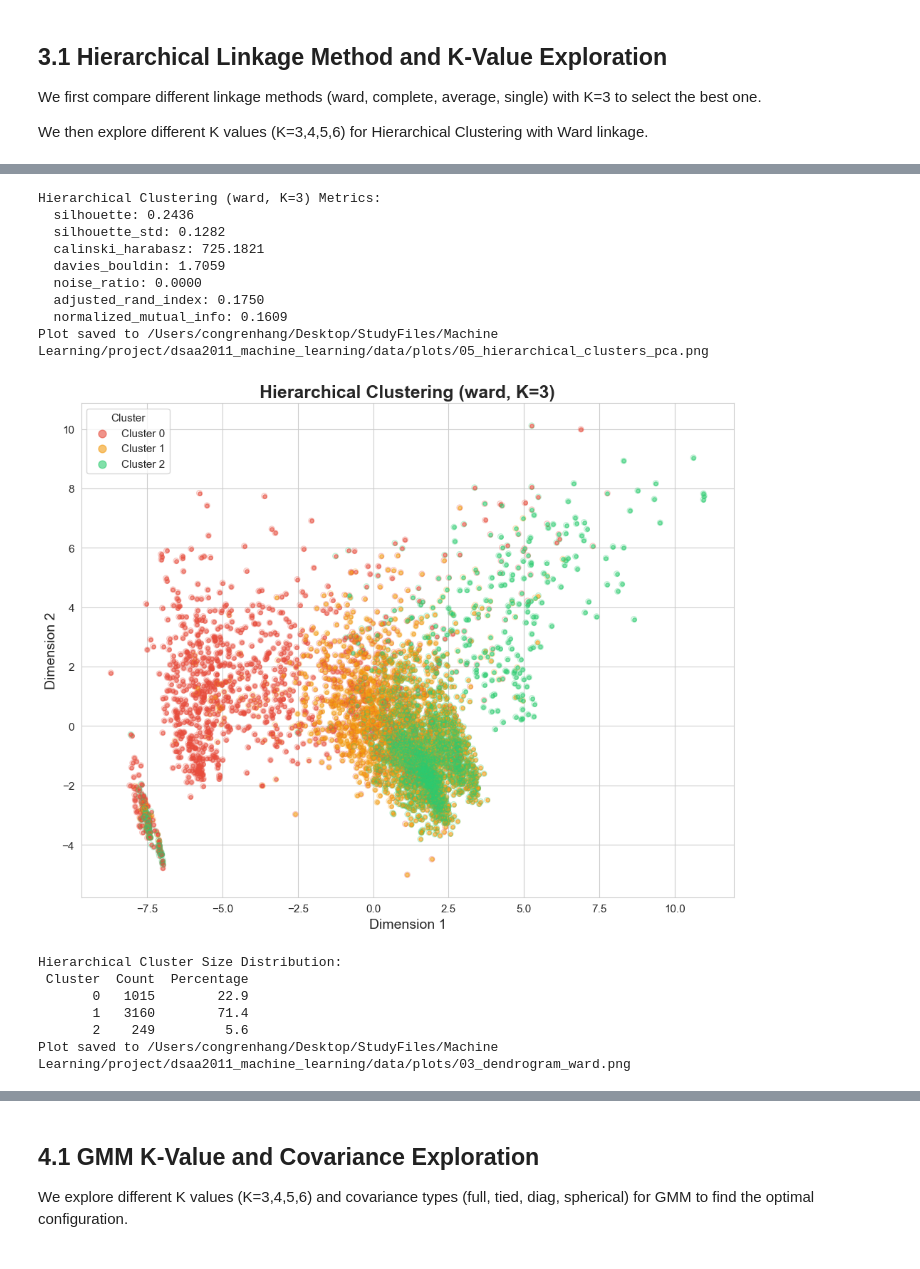
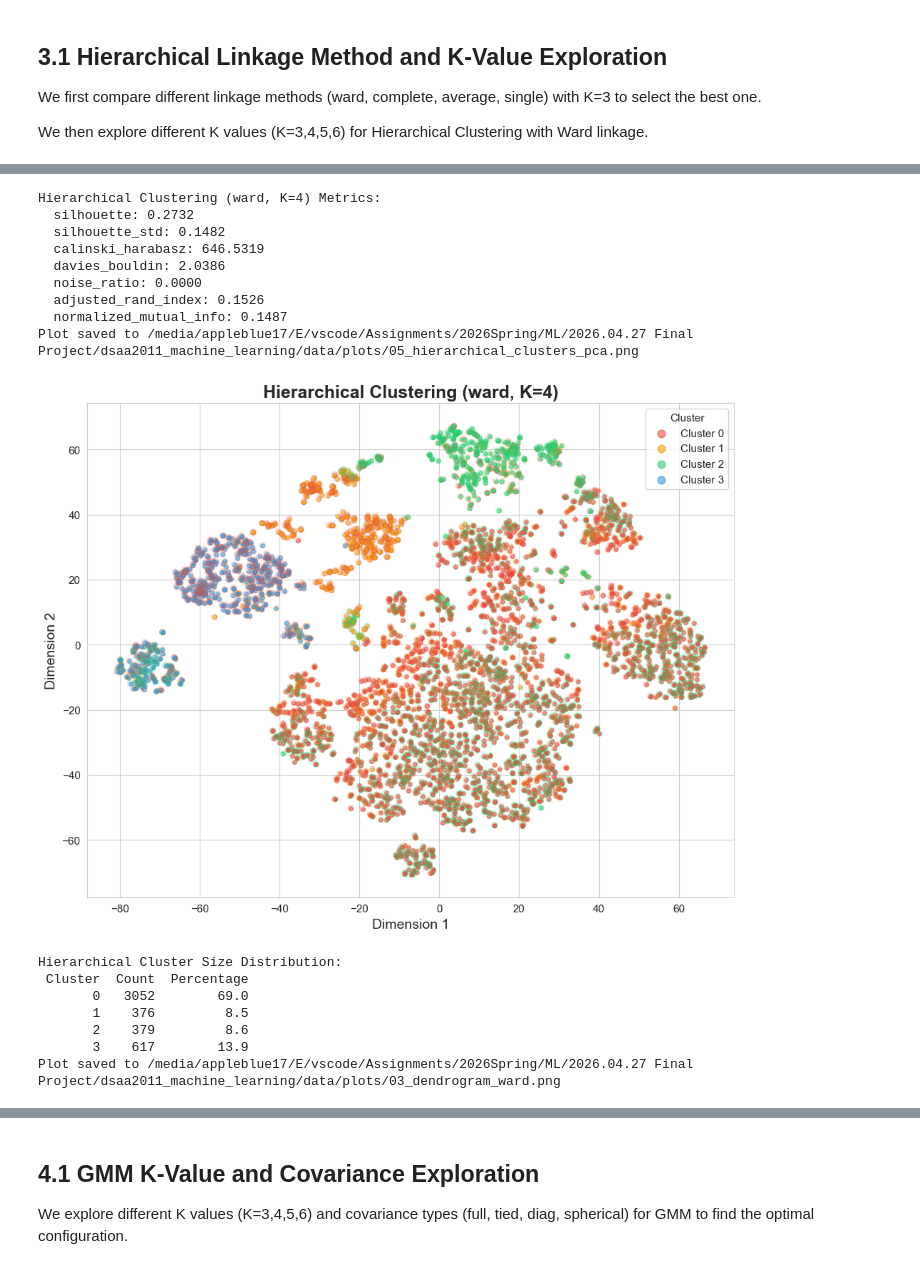
Before and after one commit to pheonix2006/dsaa2011_machine_learning, a Jupyter notebook: notebooks/03_clustering_analysis.ipynb, the cells around one changed output, grey strips where cells are left out. Drawn from its saved outputs; the diff is of its cells as text; code cells hidden in the pictures.

```diff
--- a/notebooks/03_clustering_analysis.ipynb
+++ b/notebooks/03_clustering_analysis.ipynb
@@ -100,14 +101,12 @@ print(f"{'K':>3} | {'ARI':>8} | {'NMI':>8} | {'Silhouette':>10} | {'CH Index':>1
 print("-" * 65)
 
 kmeans_results = {}
-for k in [3, 4, 5, 6]:
+for k in range(3,20):
     km = KMeans(n_clusters=k, random_state=42, n_init=10)
     labels = km.fit_predict(X.values)
     metrics = evaluate_clustering(X.values, labels, y.values)
     kmeans_results[k] = {"labels": labels, "metrics": metrics}
     print(f"{k:>3} | {metrics.get('adjusted_rand_index', 0):>8.4f} | {metrics.get('normalized_mutual_info', 0):>8.4f} | {metrics.get('silhouette', 0):>10.4f} | {metrics.get('calinski_harabasz', 0):>10.2f} | {metrics.get('davies_bouldin', 0):>10.4f}")
-
-print("\nKey Finding: K=4 achieves the best ARI (0.3129), nearly doubling K=3's score (0.1708), suggesting that the target-encoded features benefit from finer cluster granularity.")
 # %% [output]
 K-Means K-Value Exploration:
   K |      ARI |      NMI | Silhouette |   CH Index |   DB Index
@@ -125,31 +135,31 @@ K=4 achieves the best ARI (0.3129), nearly doubling K=3's score. We analyze its
 # %%
-# K-Means K=4 Detailed Analysis
-# Use the K=4 results from the exploration
+# K-Means Detailed Analysis (t-SNE visualization)
+
 best_k = 4
-kmeans4_labels = kmeans_results[best_k]["labels"]
-kmeans4_metrics = kmeans_results[best_k]["metrics"]
+kmeans_labels = kmeans_results[best_k]["labels"]
+kmeans_metrics = kmeans_results[best_k]["metrics"]
 
 # Update optimal_k for later comparison section
 optimal_k = best_k
 
 print(f"K-Means (K={best_k}) Metrics:")
-for name, value in kmeans4_metrics.items():
+for name, value in kmeans_metrics.items():
     print(f"  {name}: {value:.4f}" if isinstance(value, float) else f"  {name}: {value}")
 
 # K-Means K=4 cluster size distribution
-kmeans4_cluster_sizes = pd.Series(kmeans4_labels).value_counts().sort_index()
+kmeans4_cluster_sizes = pd.Series(kmeans_labels).value_counts().sort_index()
 kmeans4_size_df = pd.DataFrame({
     "Cluster": kmeans4_cluster_sizes.index,
     "Count": kmeans4_cluster_sizes.values,
-    "Percentage": (kmeans4_cluster_sizes.values / len(kmeans4_labels) * 100).round(1)
+    "Percentage": (kmeans4_cluster_sizes.values / len(kmeans_labels) * 100).round(1)
 })
-print("\nK-Means K=4 Cluster Size Distribution:")
+print("\nK-Means Cluster Size Distribution:")
 print(kmeans4_size_df.to_string(index=False))
 
 # K-Means K=4 cross-tabulation
 class_names = {0: "Dropout", 1: "Enrolled", 2: "Graduate"}
-kmeans4_crosstab = compare_clusters_to_classes(kmeans4_labels, y.values)
-print("\nK-Means K=4 Clusters vs True Classes:")
+kmeans4_crosstab = compare_clusters_to_classes(kmeans_labels, y.values)
+print("\nK-Means Clusters vs True Classes:")
 print(kmeans4_crosstab.to_string())
 
 print("\nDominant Class per Cluster:")
@@ -159,12 +169,15 @@ for cluster in kmeans4_crosstab.index:
     dominant_pct = row.max() / row.sum() * 100
     print(f"  Cluster {cluster}: {class_names[dominant_class]} ({dominant_pct:.1f}%)")
 
-# K-Means K=4 scatter plot on PCA
-save_path = os.path.join(project_root, "data", "plots", "03_kmeans_k4_clusters_pca.png")
-ax = plot_cluster_scatter(
-    X_2d, kmeans4_labels,
-    title=f"K-Means Clustering (K={best_k})\nARI={kmeans4_metrics['adjusted_rand_index']:.4f}, NMI={kmeans4_metrics['normalized_mutual_info']:.4f}",
-    y_true=y.values, save_path=save_path
+# t-SNE visualization for K-Means K=4 clusters
+from src.visualization import compute_tsne, plot_tsne_2d
+
+# Plot t-SNE with cluster labels
+save_path = os.path.join(project_root, "data", "plots", "03_kmeans_k4_clusters_tsne.png")
+ax = plot_tsne_2d_multi(
+    tsne_embedding, kmeans_labels,
+    title=f"K-Means Clustering (K={best_k}) on t-SNE\nARI={kmeans_metrics['adjusted_rand_index']:.4f}, NMI={kmeans_metrics['normalized_mutual_info']:.4f}",
+    save_path=save_path
 )
 plt.show()
 # %% [output]
@@ -259,6 +272,6 @@ Best K for Hierarchical: 3 (ARI=0.1750)
 # %%
 # Hierarchical Clustering with best K and linkage
-best_hier_k = 3
+best_hier_k = 4
 agg_labels = hierarchical_results[best_hier_k]["labels"]
 agg_metrics = hierarchical_results[best_hier_k]["metrics"]
 
@@ -268,7 +281,7 @@ for name, value in agg_metrics.items():
 
 # Plot clusters on PCA
 save_path = os.path.join(project_root, "data", "plots", "05_hierarchical_clusters_pca.png")
-ax = plot_cluster_scatter(X_2d, agg_labels, title=f"Hierarchical Clustering ({best_linkage}, K={best_hier_k})", y_true=y.values, save_path=save_path)
+ax = plot_cluster_scatter(tsne_embedding, agg_labels, title=f"Hierarchical Clustering ({best_linkage}, K={best_hier_k})", y_true=y.values, save_path=save_path)
 plt.show()
 
 # Hierarchical cluster size distribution table
@@ -276,45 +289,47 @@ agg_cluster_sizes = pd.Series(agg_labels).value_counts().sort_index()
 agg_size_df = pd.DataFrame({
     "Cluster": agg_cluster_sizes.index,
     "Count": agg_cluster_sizes.values,
     "Percentage": (agg_cluster_sizes.values / len(y) * 100).round(1)
 })
 print("Hierarchical Cluster Size Distribution:")
 print(agg_size_df.to_string(index=False))
 
 # Hierarchical Clustering Dendrogram (best linkage)
+
 from src.clustering import plot_dendrogram
 fig = plot_dendrogram(
     X.values,
     method=best_linkage,
     save_path=os.path.join(project_root, "data", "plots", "03_dendrogram_ward.png"),
 )
 plt.show()
 
 # Hierarchical cross-tabulation
 agg_crosstab = compare_clusters_to_classes(agg_labels, y.values)
 print("\nHierarchical Clusters vs True Classes:")
 print(agg_crosstab.to_string())
 
 print("\nDominant Class per Cluster:")
 for cluster in agg_crosstab.index:
     row = agg_crosstab.loc[cluster]
     dominant_class = row.idxmax()
     dominant_pct = row.max() / row.sum() * 100
     print(f"  Cluster {cluster}: {class_names[dominant_class]} ({dominant_pct:.1f}%)")
 # %% [output]
-Hierarchical Clustering (ward, K=3) Metrics:
-  silhouette: 0.2436
-  silhouette_std: 0.1282
-  calinski_harabasz: 725.1821
-  davies_bouldin: 1.7059
+Hierarchical Clustering (ward, K=4) Metrics:
+  silhouette: 0.2732
+  silhouette_std: 0.1482
+  calinski_harabasz: 646.5319
+  davies_bouldin: 2.0386
   noise_ratio: 0.0000
-  adjusted_rand_index: 0.1750
-  normalized_mutual_info: 0.1609
-Plot saved to /Users/congrenhang/Desktop/StudyFiles/Machine Learning/project/dsaa2011_machine_learning/data/plots/05_hierarchical_clusters_pca.png
+  adjusted_rand_index: 0.1526
+  normalized_mutual_info: 0.1487
+Plot saved to /media/appleblue17/E/vscode/Assignments/2026Spring/ML/2026.04.27 Final Project/dsaa2011_machine_learning/data/plots/05_hierarchical_clusters_pca.png
-[figure, old version]
+[figure, new version]
 Hierarchical Cluster Size Distribution:
  Cluster  Count  Percentage
-       0   1015        22.9
-       1   3160        71.4
-       2    249         5.6
-Plot saved to /Users/congrenhang/Desktop/StudyFiles/Machine Learning/project/dsaa2011_machine_learning/data/plots/03_dendrogram_ward.png
+       0   3052        69.0
+       1    376         8.5
+       2    379         8.6
+       3    617        13.9
+Plot saved to /media/appleblue17/E/vscode/Assignments/2026Spring/ML/2026.04.27 Final Project/dsaa2011_machine_learning/data/plots/03_dendrogram_ward.png
```
Also changed, not shown: parts of 14 cells of this notebook, 18 other files.
